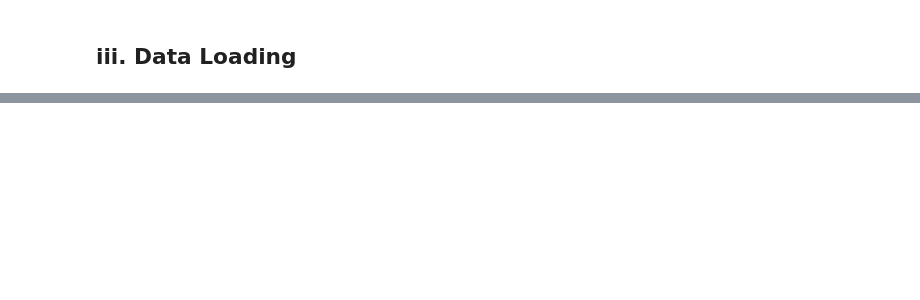
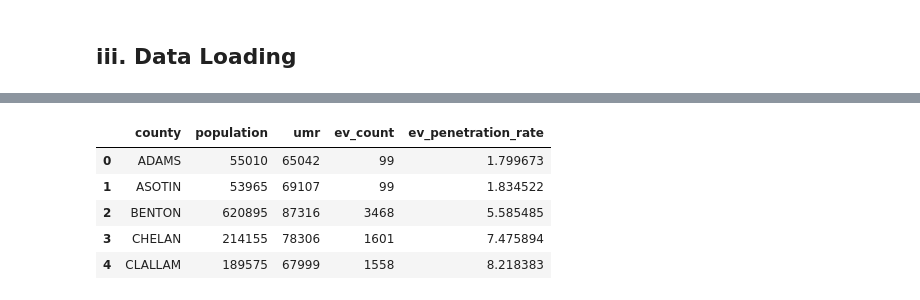
Before and after one commit to CODA-Assignment-Bay/final-project-coda-008-rmt-group-1, a Jupyter notebook: Data_analyst.ipynb, the cells around one changed output, grey strips where cells are left out. Saved outputs shown, nothing was run; the diff lists cells and outputs as text; code cells hidden in the pictures; blank space fills up the shorter version.

```diff
--- a/Data_analyst.ipynb
+++ b/Data_analyst.ipynb
@@ -359,0 +120,9 @@ Grafik pie chart ini menunjukkan pembagian pasar antara dua jenis utama kendaraa
+# %%
+df_analysis.head()
+# %% [output]
+|  | county | population | umr | ev_count | ev_penetration_rate |
+| 0 | ADAMS | 55010 | 65042 | 99 | 1.799673 |
+| 1 | ASOTIN | 53965 | 69107 | 99 | 1.834522 |
+| 2 | BENTON | 620895 | 87316 | 3468 | 5.585485 |
+| 3 | CHELAN | 214155 | 78306 | 1601 | 7.475894 |
+| 4 | CLALLAM | 189575 | 67999 | 1558 | 8.218383 |
```
Also changed, not shown: parts of 48 cells of this notebook, 5 other files.
